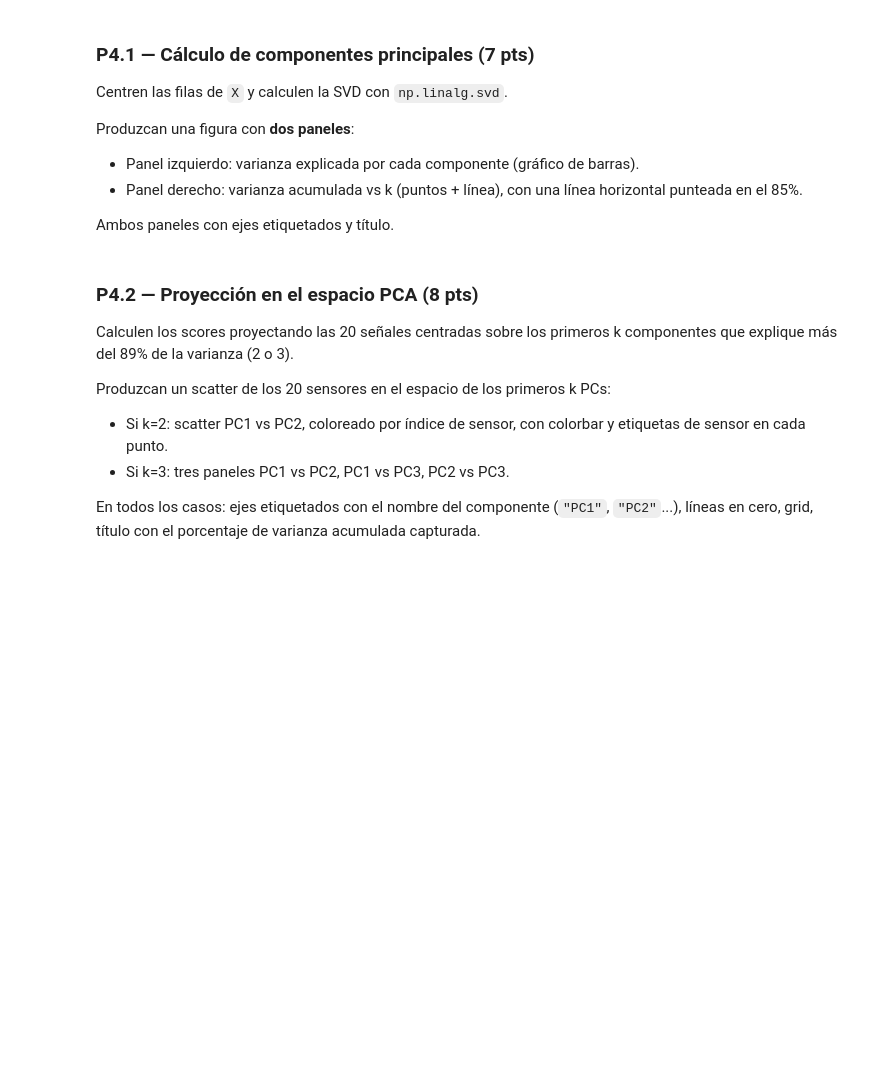
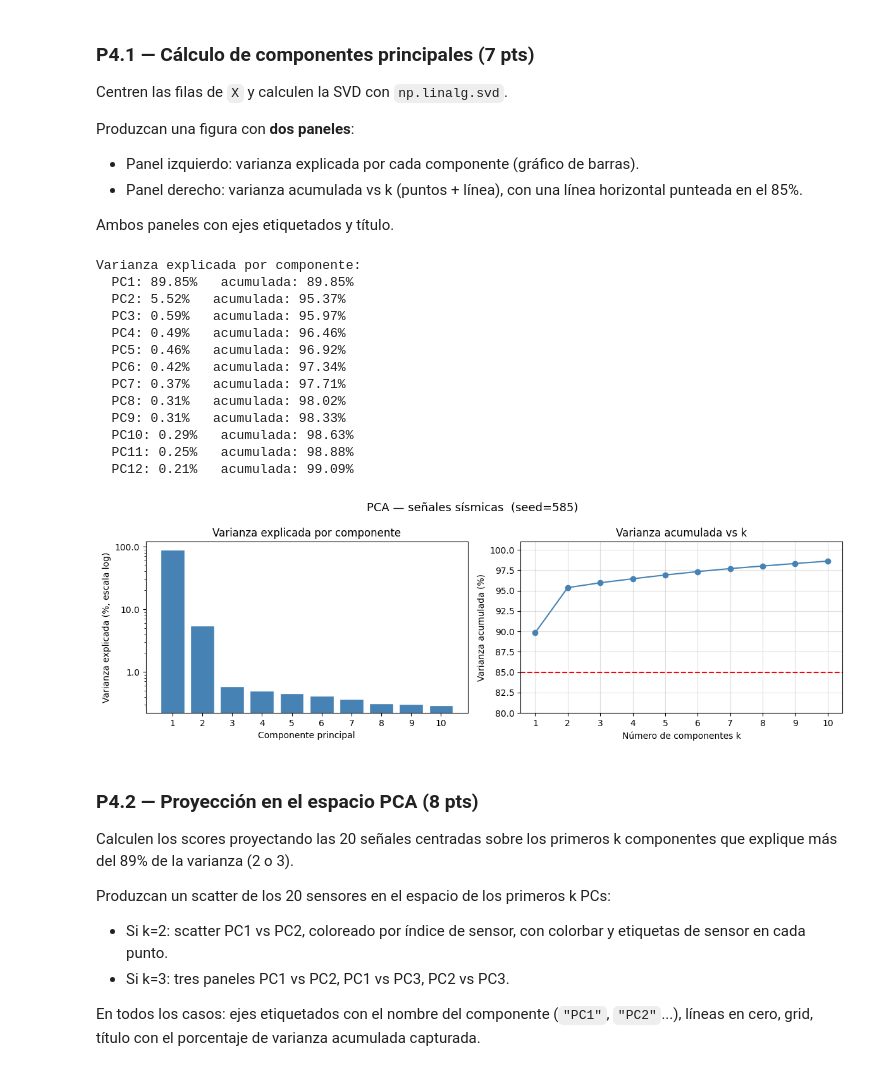
Before and after one commit to manubastidas/programacionCientifica, a Jupyter notebook: Evaluacion/Delgado_Moreno_evaluacion1.ipynb, the cells around one changed output. Drawn from its saved outputs; the diff is of its cells as text; code cells hidden in the pictures; blank space fills up the shorter version.

```diff
--- a/Evaluacion/Delgado_Moreno_evaluacion1.ipynb
+++ b/Evaluacion/Delgado_Moreno_evaluacion1.ipynb
@@ -394,6 +394,67 @@ Produzcan una figura con **dos paneles**:
   horizontal punteada en el 85%.
 
 Ambos paneles con ejes etiquetados y título.
+# %%
+# P4.1: SVD / PCA y varianza explicada
+
+# Centrar las filas (cada sensor es una fila)
+X_centered = X - X.mean(axis=1, keepdims=True)
+
+# SVD sobre la matriz centrada  (m × p  →  U: m×m, S: min(m,p), Vt: p×p)
+U, S, Vt = np.linalg.svd(X_centered, full_matrices=False)
+
+# Varianza explicada por cada componente
+var_explained = (S**2) / (S**2).sum()
+var_cumul = np.cumsum(var_explained)
+
+print("Varianza explicada por componente:")
+for i, (ve, vc) in enumerate(zip(var_explained, var_cumul)):
+    print(f"  PC{i+1}: {ve*100:.2f}%   acumulada: {vc*100:.2f}%")
+    if vc > 0.99:
+        break
+
+fig, axes = plt.subplots(1, 2, figsize=(12, 4))
+
+# Panel izquierdo: varianza explicada por componente
+k_show = min(10, len(S))
+axes[0].bar(range(1, k_show+1), var_explained[:k_show] * 100, color='steelblue', edgecolor='white')
+axes[0].set_xlabel('Componente principal')
+axes[0].set_ylabel('Varianza explicada (%, escala log)')
+axes[0].set_title('Varianza explicada por componente')
+axes[0].set_xticks(range(1, k_show+1))
+axes[0].set_yscale('log')
+axes[0].yaxis.set_major_formatter(plt.FuncFormatter(lambda x, _: f'{x:.1f}'))
+
+# Panel derecho: varianza acumulada
+axes[1].plot(range(1, k_show+1), var_cumul[:k_show] * 100, 'o-', color='steelblue', markersize=6)
+axes[1].axhline(85, color='red', linestyle='--', label='85%')
+axes[1].set_xlabel('Número de componentes k')
+axes[1].set_ylabel('Varianza acumulada (%)')
+axes[1].set_title('Varianza acumulada vs k')
+axes[1].set_xticks(range(1, k_show+1))
+axes[1].set_ylim(80, 101)
+
+axes[1].grid(True, alpha=0.4)
+
+plt.suptitle(f'PCA — señales sísmicas  (seed={seed})', fontsize=13)
+plt.tight_layout()
+plt.savefig('p4_varianza.png', dpi=120, bbox_inches='tight')
+plt.show()
+# %% [output]
+Varianza explicada por componente:
+  PC1: 89.85%   acumulada: 89.85%
+  PC2: 5.52%   acumulada: 95.37%
+  PC3: 0.59%   acumulada: 95.97%
+  PC4: 0.49%   acumulada: 96.46%
+  PC5: 0.46%   acumulada: 96.92%
+  PC6: 0.42%   acumulada: 97.34%
+  PC7: 0.37%   acumulada: 97.71%
+  PC8: 0.31%   acumulada: 98.02%
+  PC9: 0.31%   acumulada: 98.33%
+  PC10: 0.29%   acumulada: 98.63%
+  PC11: 0.25%   acumulada: 98.88%
+  PC12: 0.21%   acumulada: 99.09%
+[figure, added]
 # %% [markdown]
 ### P4.2 — Proyección en el espacio PCA (8 pts)
 
```
Also changed, not shown: parts of 1 cell of this notebook.
